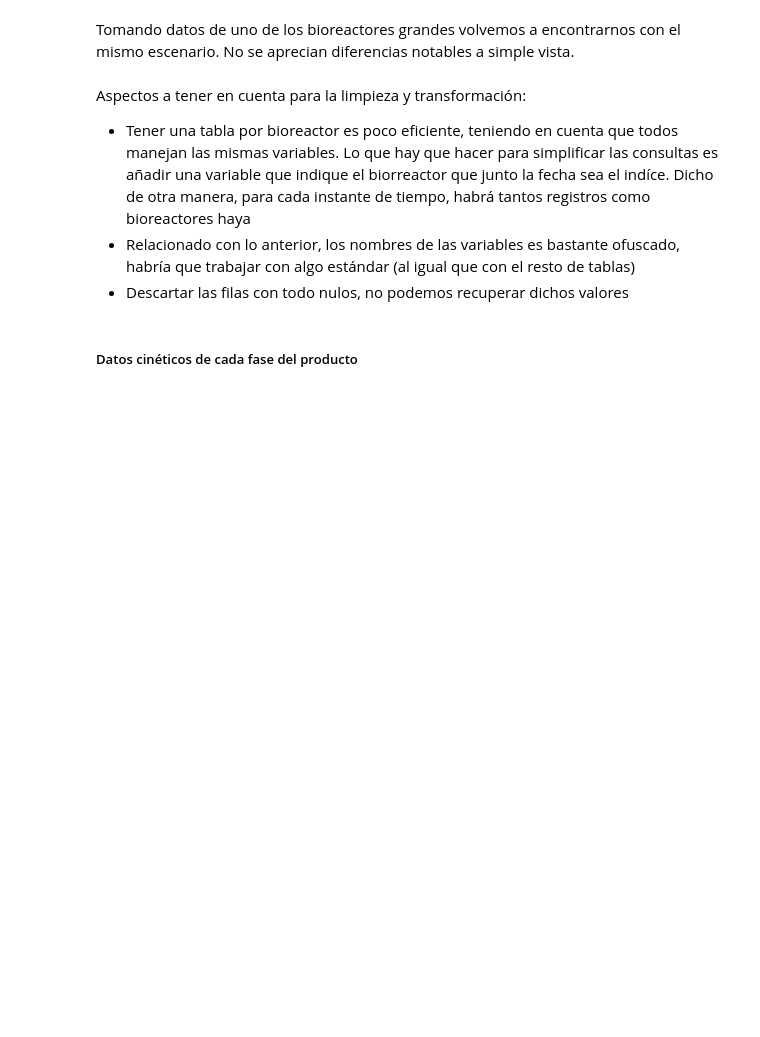
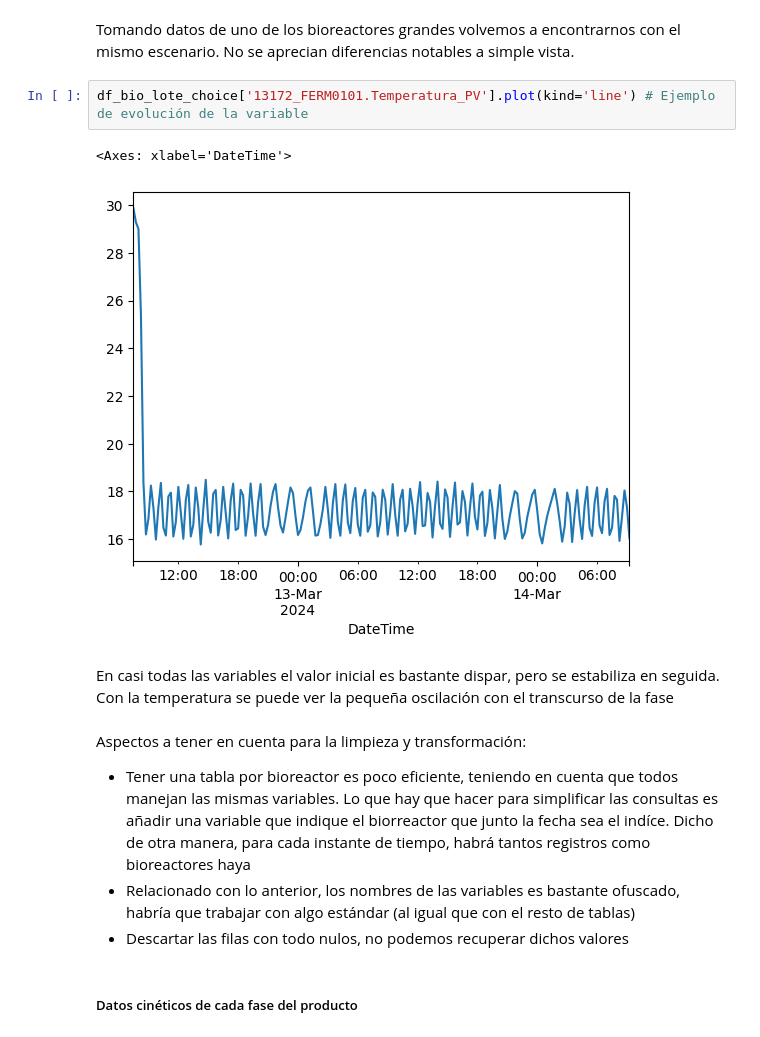
Before and after one commit to nikodyulger/datathon-los-forajidos, a Jupyter notebook: exploracion.ipynb, the cells around one changed output. Drawn from its saved outputs; the diff is of its cells as text; blank space fills up the shorter version.

```diff
--- a/exploracion.ipynb
+++ b/exploracion.ipynb
@@ -850,6 +850,13 @@ df_bio_lote_choice.describe()
 | max | 72.000000 | 15.981021 | 480.000000 | NaN | ... |
 # %% [markdown]
 Tomando datos de uno de los bioreactores grandes volvemos a encontrarnos con el mismo escenario. No se aprecian diferencias notables a simple vista.
+# %%
+df_bio_lote_choice['13172_FERM0101.Temperatura_PV'].plot(kind='line') # Ejemplo de evolución de la variable
+# %% [output]
+<Axes: xlabel='DateTime'>
+[figure, added]
+# %% [markdown]
+En casi todas las variables el valor inicial es bastante dispar, pero se estabiliza en seguida. Con la temperatura se puede ver la pequeña oscilación con el transcurso de la fase
 # %% [markdown]
 Aspectos a tener en cuenta para la limpieza y transformación:
 
```
Also changed, not shown: parts of 17 cells of this notebook.
